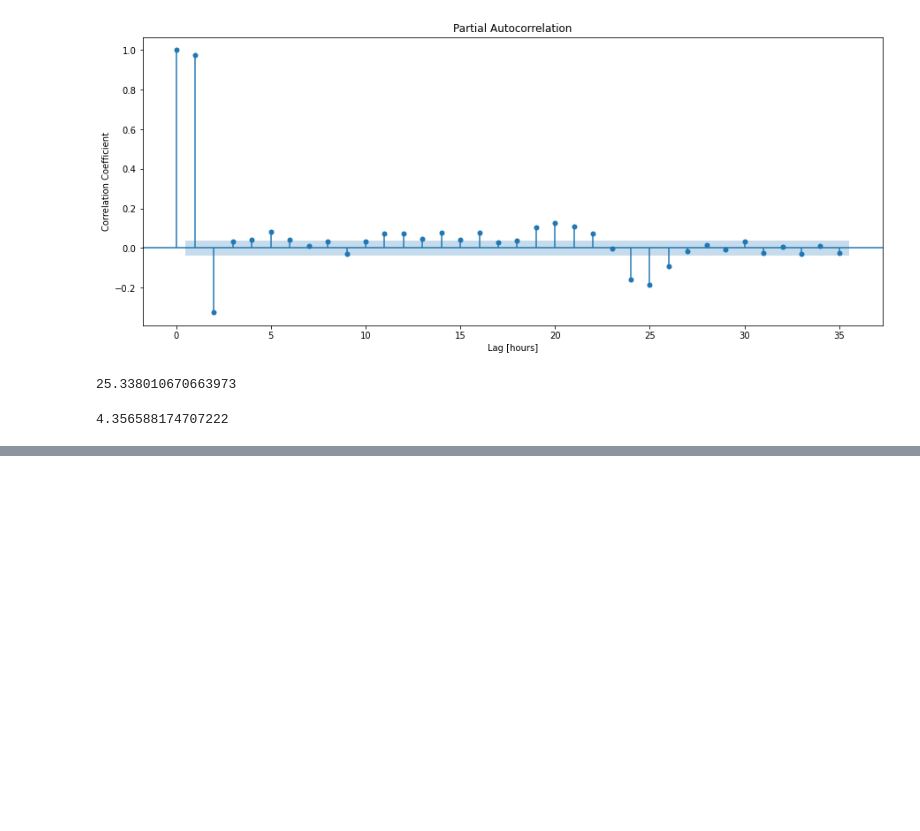
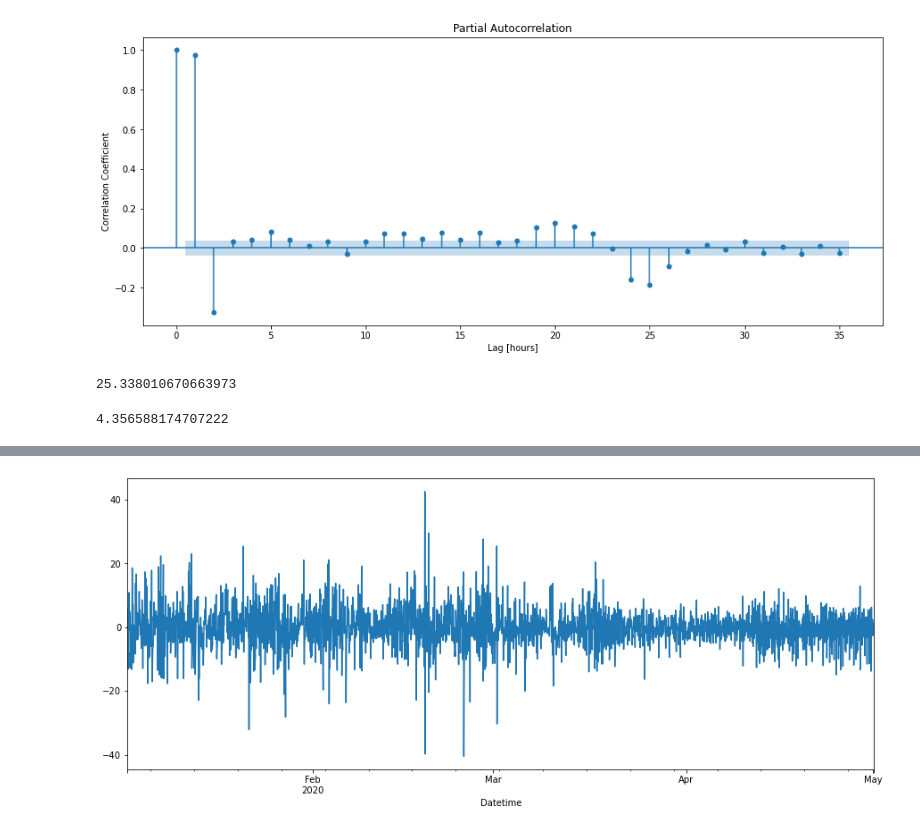
Before and after one commit to Sodiqlef/india-air-quality, a Jupyter notebook: ARmodel.ipynb, the cells around one changed output, grey strips where cells are left out. Drawn from its saved outputs; the diff is of its cells as text; code cells hidden in the pictures; blank space fills up the shorter version.

```diff
--- a/ARmodel.ipynb
+++ b/ARmodel.ipynb
@@ -173,0 +132,11 @@ Roots
+# %%
+# Predict with test data using walk forward validation
+y_pred_test_wfv = pd.Series()
+history = y_train.copy()
+for i in range(len(y_test)):
+    model = AutoReg(history, lags=26).fit()
+    next_pred = model.forecast()
+    y_pred_test_wfv = y_pred_test_wfv.append(next_pred)
+    history = history.append(y_test[[i]])
+
+y_pred_test_wfv.head()
@@ -173,0 +150,5 @@ Roots
+# %%
+plt.subplots(figsize=(15,6))
+model.resid.plot();
+# %% [output]
+[figure, added]
```
Also changed, not shown: parts of 8 cells of this notebook.
